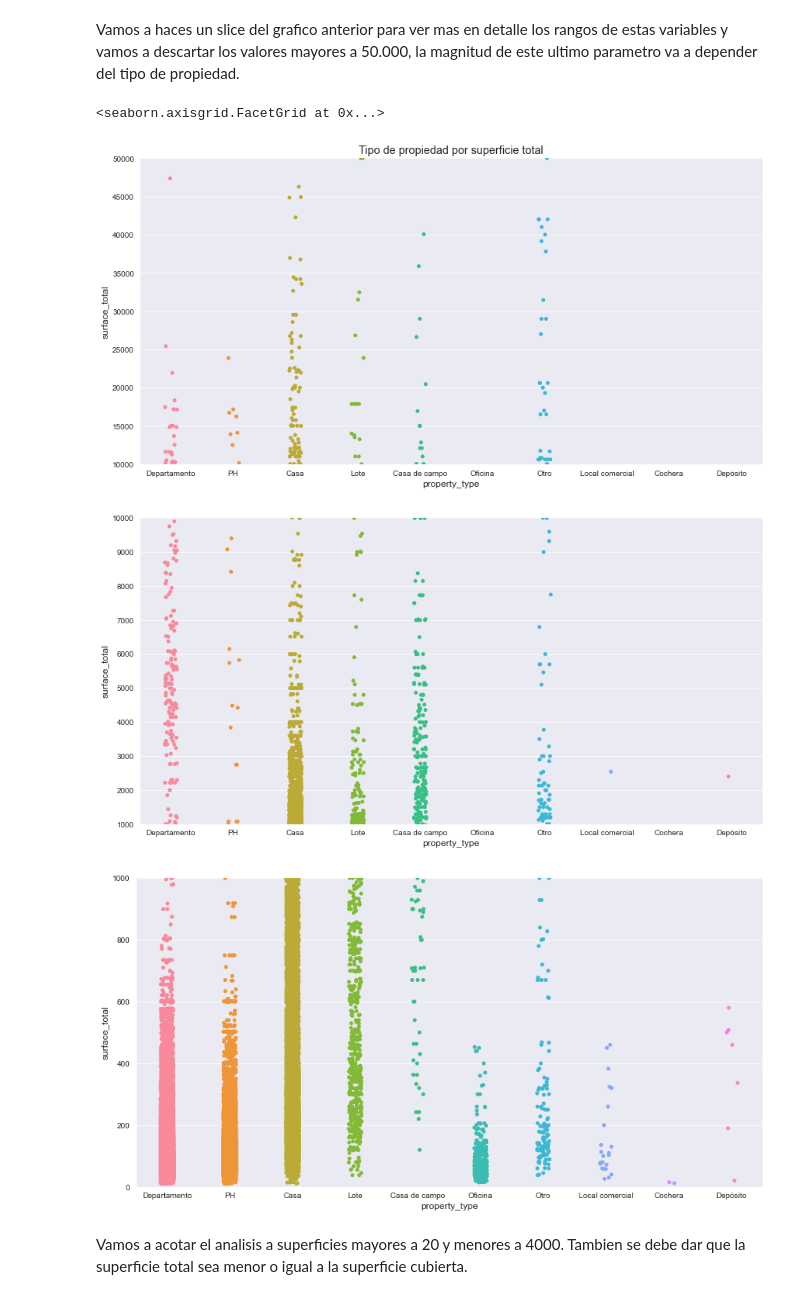
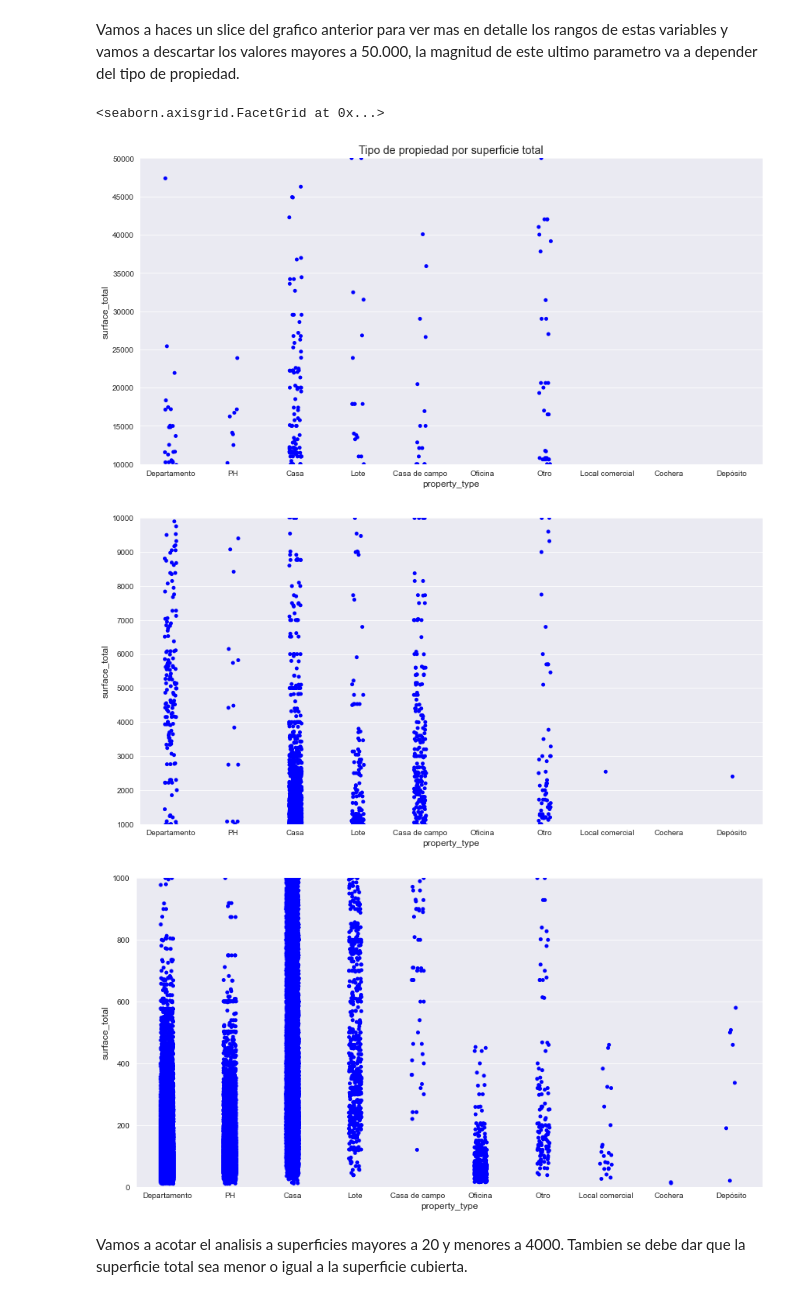
Before and after one commit to ldotto46/01.Proj_Real-State, a Jupyter notebook: DS_Proyecto_01(Rodriguez Luis).ipynb, the cells around one changed output. Cells and saved outputs as stored; diff of their text form; code cells hidden in the pictures.

```diff
--- a/DS_Proyecto_01(Rodriguez Luis).ipynb
+++ b/DS_Proyecto_01(Rodriguez Luis).ipynb
@@ -319,20 +319,20 @@ Text(0.5, 1.0, 'Tipo de propiedad por superficie total')
 Vamos a haces un slice del grafico anterior para ver mas en detalle los rangos de estas variables y vamos a descartar los valores mayores a 50.000, la magnitud de este ultimo parametro va a depender del tipo de propiedad.
 # %%
 sns.set_style('darkgrid')
-lim = sns.catplot(x='property_type', y='surface_total', data=df, height=6, aspect=2)
+lim = sns.catplot(x='property_type', y='surface_total', data=df, height=6, aspect=2, color='b')
 lim.set(ylim=(10000, 50000))
 plt.title('Tipo de propiedad por superficie total')
 
-lim = sns.catplot(x='property_type', y='surface_total', data=df, height=6, aspect=2)
+lim = sns.catplot(x='property_type', y='surface_total', data=df, height=6, aspect=2, color='b')
 lim.set(ylim=(1000, 10000))
 
-lim = sns.catplot(x='property_type', y='surface_total', data=df, height=6, aspect=2)
+lim = sns.catplot(x='property_type', y='surface_total', data=df, height=6, aspect=2, color='b')
 lim.set(ylim=(0, 1000))
 # %% [output]
 <seaborn.axisgrid.FacetGrid at 0x...>
-[figure, old version]
+[figure, new version]
-[figure, old version]
+[figure, new version]
-[figure, old version]
+[figure, new version]
 # %% [markdown]
 Vamos a acotar el analisis a superficies mayores a 20 y menores a 4000. Tambien se debe dar que la superficie total sea menor o igual a la superficie cubierta.
 # %% [markdown]
```
Also changed, not shown: parts of 14 cells of this notebook.
